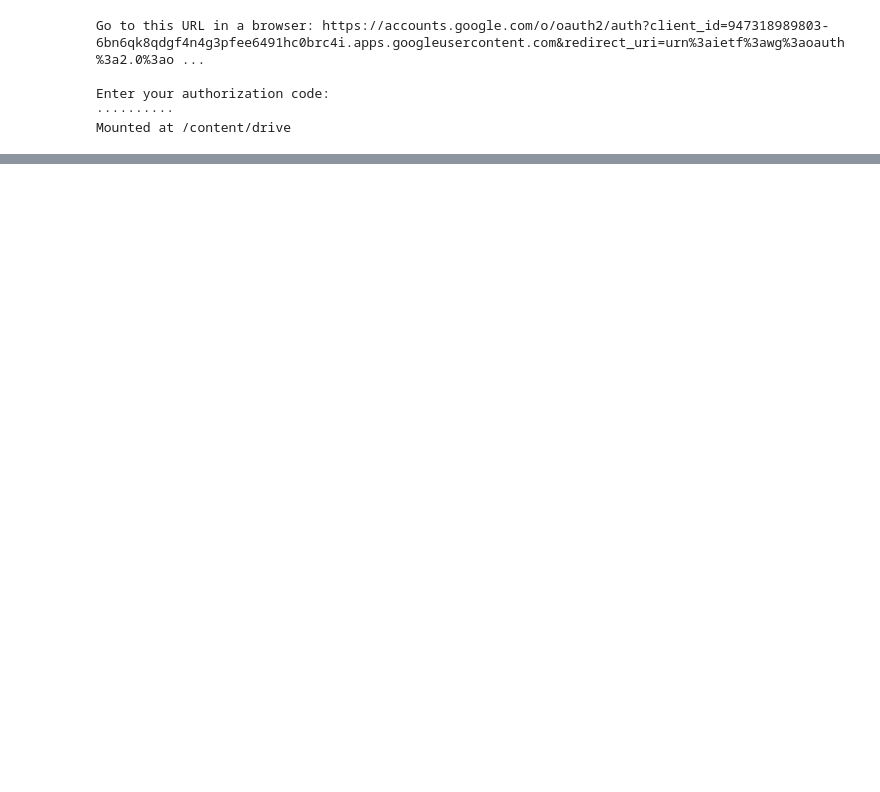
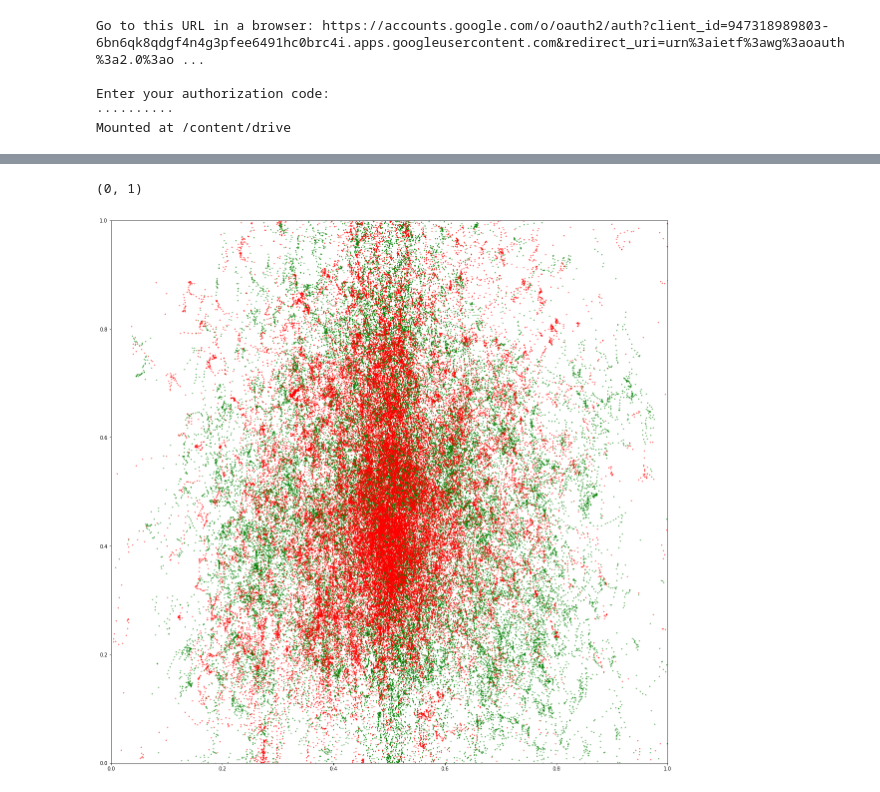
Before and after one commit to Nusserle/LieDetection, a Jupyter notebook: LieDetectionTest_Gaze.ipynb, the cells around one changed output, grey strips where cells are left out. Saved outputs shown, nothing was run; the diff lists cells and outputs as text; code cells hidden in the pictures; blank space fills up the shorter version.

```diff
--- a/LieDetectionTest_Gaze.ipynb
+++ b/LieDetectionTest_Gaze.ipynb
@@ -34,0 +31,5 @@ df[["gaze", truth]]
+# %%
+data = []
+for i, (file, truth) in df[["gaze", "truth"]].iterrows():
+  print(file, truth)
+  data.append((pd.read_csv(file), truth))
@@ -34,0 +74,10 @@ df[["gaze", truth]]
+# %%
+def preFilterData(data):
+  filtered_data = []
+  for d, t in data:
+    fd = d[d["FPOGV"] == 1]
+    filtered_data.append( (fd, t) )
+  return filtered_data
+
+pre_filtered_data = preFilterData(data)
+pre_filtered_data[0][0].head()
@@ -34,0 +126,11 @@ df[["gaze", truth]]
+# %%
+def filterData(data):
+  filtered_data = []
+  for d in data:
+    fd = d[["FPOGX", "FPOGY", "FPOGD", "FPOGV", "ELAPSED_TIME", "Truth"]]
+    fd = fd[fd["FPOGV"] == 1]
+    filtered_data.append(fd)
+  return filtered_data
+
+filtered_data = filterData(processed_data)
+filtered_data[0].head()
@@ -34,0 +146,11 @@ df[["gaze", truth]]
+# %%
+all_data = pd.concat(filtered_data)
+
+plt.figure(figsize=(20,20))
+plt.plot(all_data[all_data["Truth"] == 1]["FPOGX"], all_data[all_data["Truth"] == 1]["FPOGY"], "go", markersize=1)
+plt.plot(all_data[all_data["Truth"] == 0]["FPOGX"], all_data[all_data["Truth"] == 0]["FPOGY"], "ro", markersize=1)
+plt.ylim(0,1)
+plt.xlim(0,1)
+# %% [output]
+(0, 1)
+[figure, added]
```
Also changed, not shown: parts of 10 cells of this notebook.
